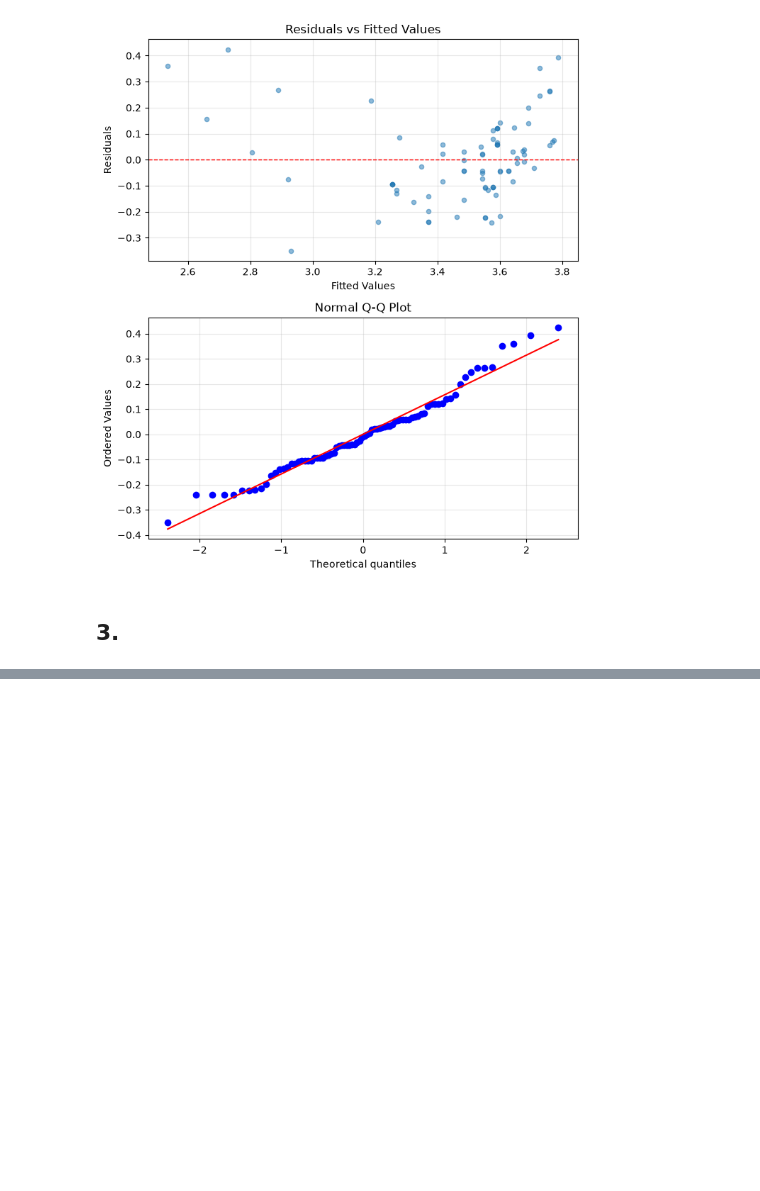
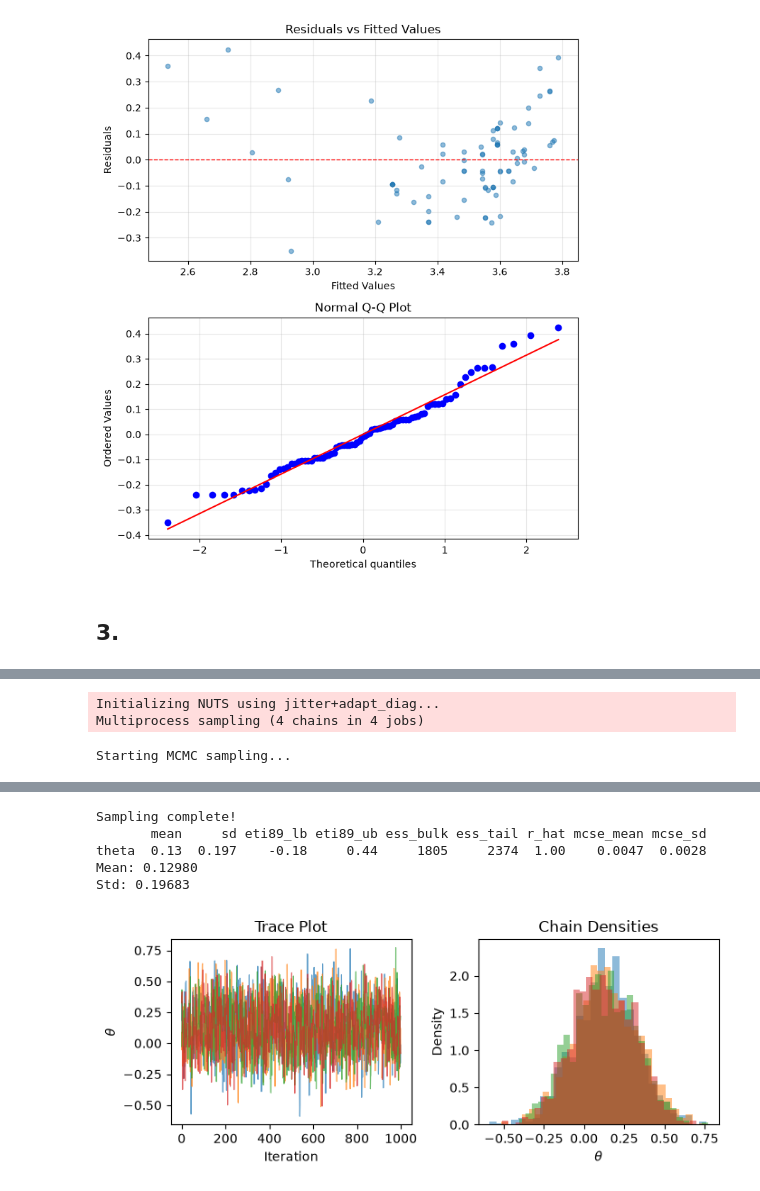
Before and after one commit to macpalor/statistics-for-data-science, a Jupyter notebook: exercise5.ipynb, the cells around one changed output, grey strips where cells are left out. Saved outputs shown, nothing was run; the diff lists cells and outputs as text; code cells hidden in the pictures; blank space fills up the shorter version.

```diff
--- a/exercise5.ipynb
+++ b/exercise5.ipynb
@@ -204,0 +209,56 @@ Since $\mathbb{E}(X_i\epsilon_i)=0$, the second term vanishes when we take the e
+# %%
+import pymc as pm
+import numpy as np
+import matplotlib.pyplot as plt
+import arviz as az
+
+# --- Data and Hyperparameters ---
+X_data = np.array([-0.02, -0.03, 0.82, -1.05, -0.76, 0.46, -0.06, 0.34, -0.08,
+                    -0.24, 1.43, 1.07, -2.5 , 1.48, 2.16, 1.23, -0.21, -0.69, 0.73, -0.62]) # The observed data
+sigma_known = 1.0        # Standard deviation for data (known)
+theta_mean = 0.0         # Prior mean for theta
+theta_std = 0.4          # Prior standard deviation for theta
+
+# --- Model Definition ---
+with pm.Model() as model_part_a:
+    # Prior for theta
+    theta = pm.Normal('theta', mu=theta_mean, sigma=theta_std)
+
+    # Likelihood of the data
+    X_obs = pm.Normal('X_obs', mu=theta, sigma=sigma_known, observed=X_data)
+
+    # Sample from posterior using NUTS
+    print("Starting MCMC sampling...")
+    idata = pm.sample(draws=1000, tune=1000, random_seed=42, progressbar=False)
+    print("Sampling complete!")
+
+print(az.summary(idata, var_names=["theta"]))
+
+# Create trace plot for visual inspection
+fig, axes = plt.subplots(1, 2, figsize=(7, 3))
+
+# Extract theta samples for all chains
+theta_samples = idata.posterior["theta"].values
+
+print(f"Mean: {theta_samples.flatten().mean():.5f}")
+print(f"Std: {theta_samples.flatten().std():.5f}")
+# Plot traces for each chain
+for chain in range(theta_samples.shape[0]):
+    axes[0].plot(theta_samples[chain, :], alpha=0.7, linewidth=0.8)
+axes[0].set_xlabel("Iteration")
+axes[0].set_ylabel(r"$\theta$")
+axes[0].set_title("Trace Plot")
+
+# Plot overlaid densities
+for chain in range(theta_samples.shape[0]):
+    axes[1].hist(theta_samples[chain, :], bins=30, alpha=0.5, density=True)
+axes[1].set_xlabel(r"$\theta$")
+axes[1].set_ylabel("Density")
+axes[1].set_title("Chain Densities")
+
+plt.tight_layout()
+plt.show()
+# %% [output]
+Initializing NUTS using jitter+adapt_diag...
+Multiprocess sampling (4 chains in 4 jobs)
+Starting MCMC sampling...
@@ -204,0 +267,6 @@ Since $\mathbb{E}(X_i\epsilon_i)=0$, the second term vanishes when we take the e
+Sampling complete!
+       mean     sd eti89_lb eti89_ub ess_bulk ess_tail r_hat mcse_mean mcse_sd
+theta  0.13  0.197    -0.18     0.44     1805     2374  1.00    0.0047  0.0028
+Mean: 0.12980
+Std: 0.19683
+[figure, added]
```
Also changed, not shown: parts of 10 cells of this notebook.
